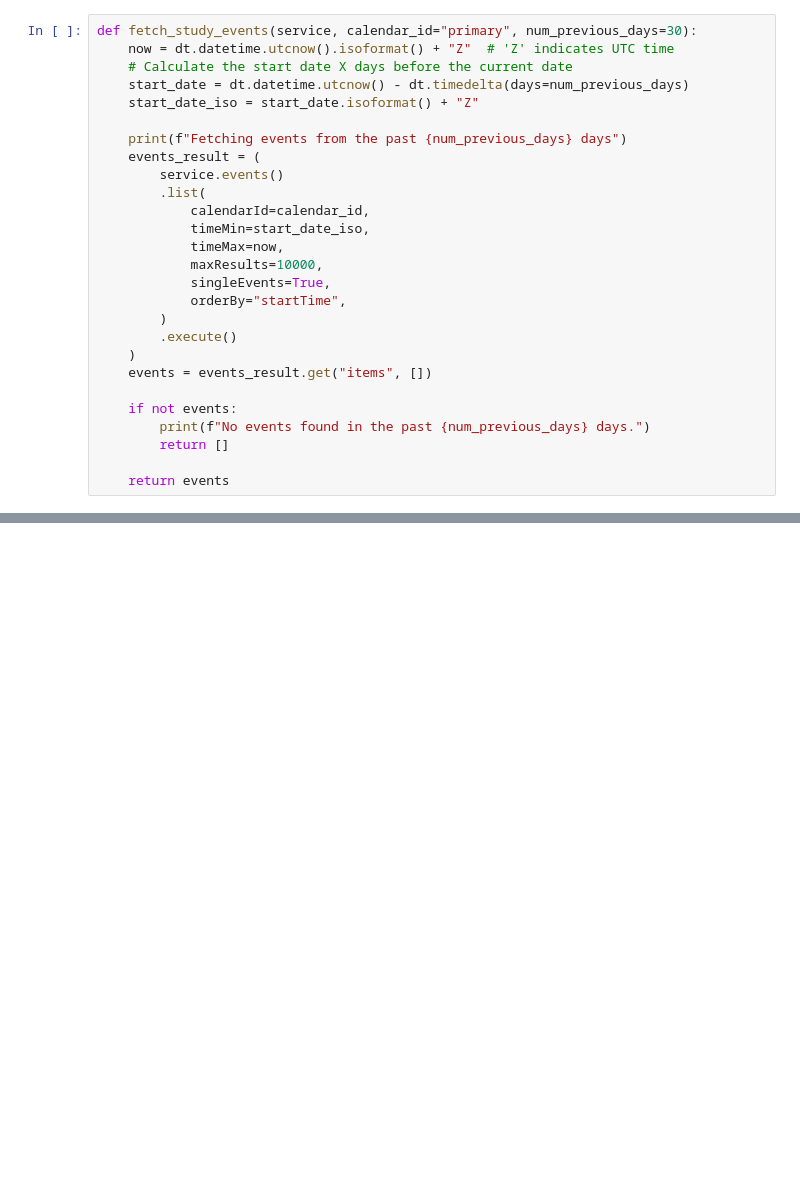
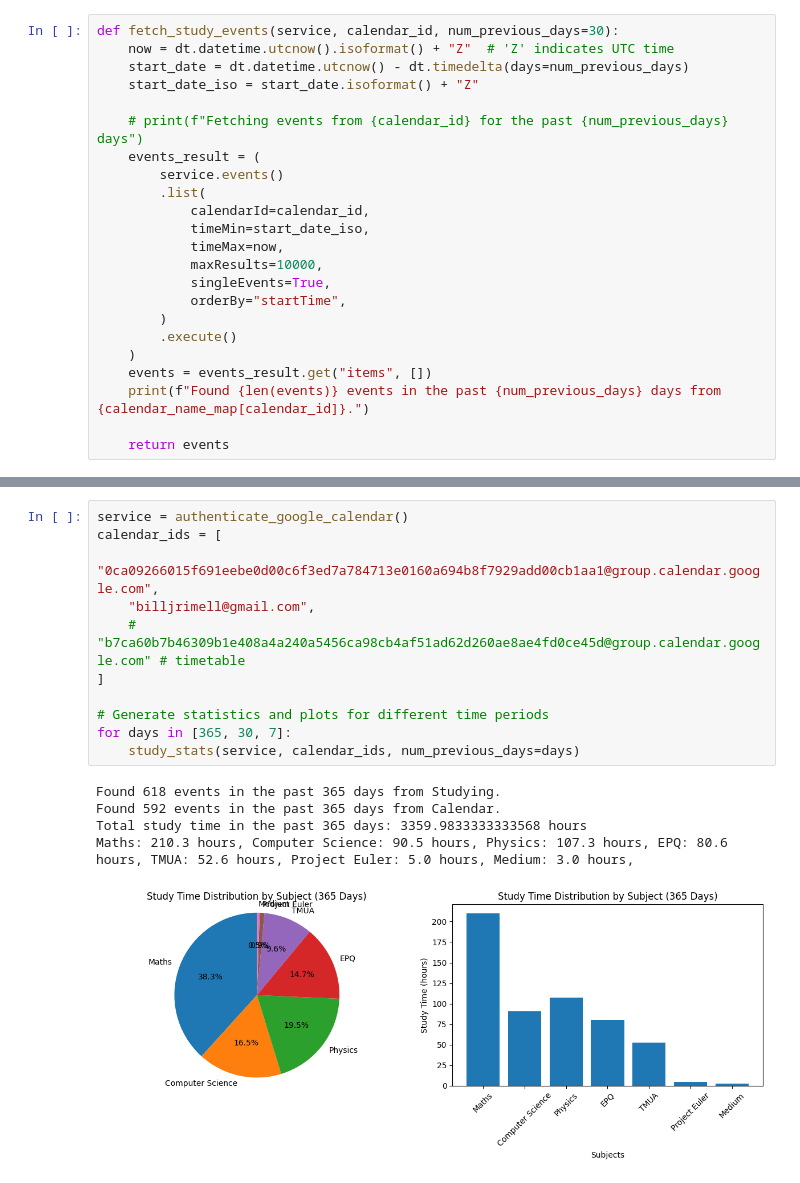
Before and after one commit to brimell/studying, a Jupyter notebook: study_stats.ipynb, the cells around one changed output, grey strips where cells are left out. Saved outputs shown, nothing was run; the diff lists cells and outputs as text; blank space fills up the shorter version.

```diff
--- a/study_stats.ipynb
+++ b/study_stats.ipynb
@@ -4,11 +33,10 @@ from authenticate import authenticate_google_calendar
 # %%
-def fetch_study_events(service, calendar_id="primary", num_previous_days=30):
+def fetch_study_events(service, calendar_id, num_previous_days=30):
     now = dt.datetime.utcnow().isoformat() + "Z"  # 'Z' indicates UTC time
-    # Calculate the start date X days before the current date
     start_date = dt.datetime.utcnow() - dt.timedelta(days=num_previous_days)
     start_date_iso = start_date.isoformat() + "Z"
 
-    print(f"Fetching events from the past {num_previous_days} days")
+    # print(f"Fetching events from {calendar_id} for the past {num_previous_days} days")
     events_result = (
         service.events()
         .list(
@@ -22,10 +50,7 @@ def fetch_study_events(service, calendar_id="primary", num_previous_days=30):
         .execute()
     )
     events = events_result.get("items", [])
-
-    if not events:
-        print(f"No events found in the past {num_previous_days} days.")
-        return []
+    print(f"Found {len(events)} events in the past {num_previous_days} days from {calendar_name_map[calendar_id]}.")
 
     return events
 # %%
@@ -117,0 +134,17 @@ Total study time in the past 7 days: 5.75 hours
+# %%
+service = authenticate_google_calendar()
+calendar_ids = [
+    "0ca09266015f691eebe0d00c6f3ed7a784713e0160a694b8f7929add00cb1aa1@group.calendar.google.com",
+    "billjrimell@gmail.com",
+    # "b7ca60b7b46309b1e408a4a240a5456ca98cb4af51ad62d260ae8ae4fd0ce45d@group.calendar.google.com" # timetable
+]
+
+# Generate statistics and plots for different time periods
+for days in [365, 30, 7]:
+    study_stats(service, calendar_ids, num_previous_days=days)
+# %% [output]
+Found 618 events in the past 365 days from Studying.
+Found 592 events in the past 365 days from Calendar.
+Total study time in the past 365 days: 3359.9833333333568 hours
+Maths: 210.3 hours, Computer Science: 90.5 hours, Physics: 107.3 hours, EPQ: 80.6 hours, TMUA: 52.6 hours, Project Euler: 5.0 hours, Medium: 3.0 hours,
+[figure, added]
```
Also changed, not shown: parts of 4 cells of this notebook, 2 other files.
